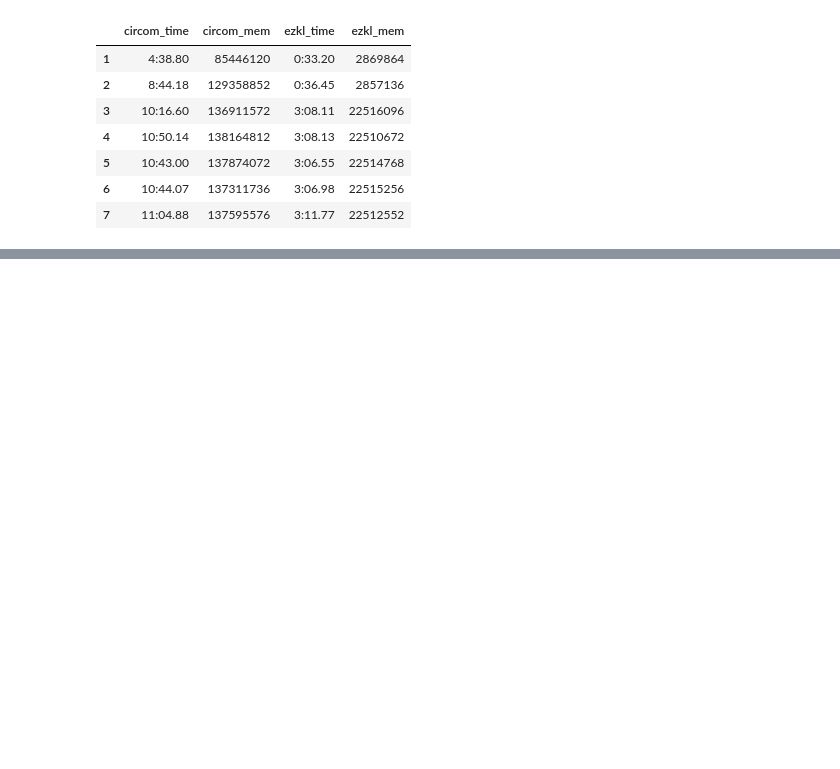
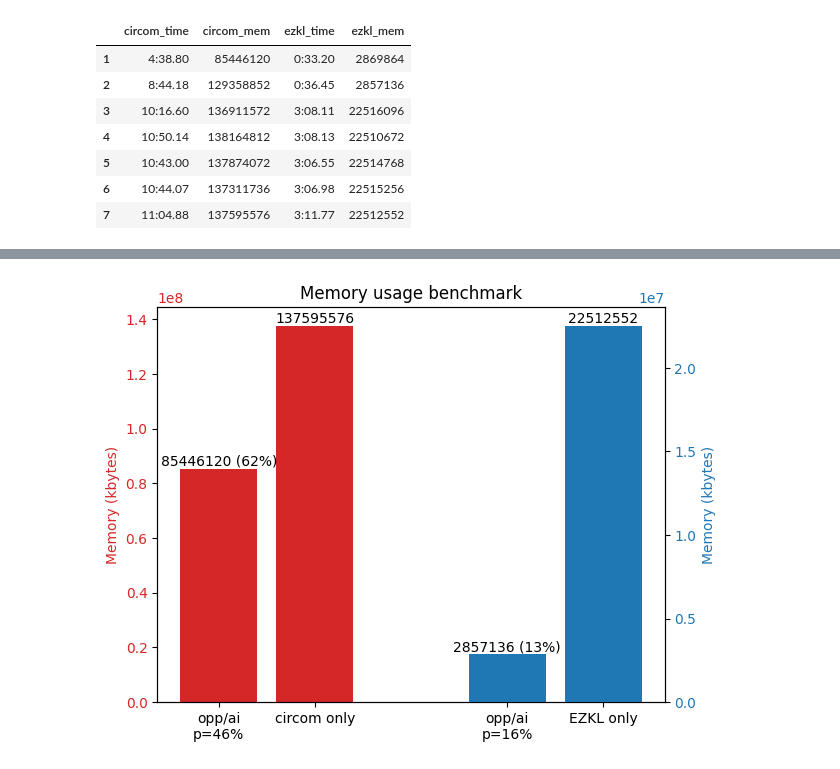
Before and after one commit to socathie/oppai-benchmark, a Jupyter notebook: mnist/bench/plot.ipynb, the cells around one changed output, grey strips where cells are left out. Drawn from its saved outputs; the diff is of its cells as text; code cells hidden in the pictures; blank space fills up the shorter version.

Commit message:
update plots

```diff
--- a/mnist/bench/plot.ipynb
+++ b/mnist/bench/plot.ipynb
@@ -132,0 +108,42 @@ plt.show()
+# %%
+import matplotlib.pyplot as plt
+# bar plot of only the first and last value of circom_mem
+
+circom_mem = df['circom_mem'].iloc[[0, -1]].values
+ezkl_mem = df['ezkl_mem'].iloc[[1, -1]].values
+
+# get % of model size
+circom_size = (df['circom_constrs'].iloc[0] / df['circom_constrs'].iloc[-1] * 100).round().astype(int)
+ezkl_size = (df['ezkl_rows'].iloc[1] / df['ezkl_rows'].iloc[-1] * 100).round().astype(int)
+
+# plot circom_mem and ezkl_mem side by same in the same plot, use circom_mem_pct and ezkl_mem_pct as x ticks, use two y axes
+
+fig, ax1 = plt.subplots()
+
+color = 'tab:red'
+ax1.set_ylabel('Memory (kbytes)', color=color)
+ax1.bar([-2,-1], circom_mem, color=color)
+ax1.tick_params(axis='y', labelcolor=color)
+
+# add labels to the bar
+ax1.text(-2, circom_mem[0] + 1e6, f"{circom_mem[0]} ({(circom_mem[0]/circom_mem[-1]*100).round().astype(int)}%)", color='black', ha='center')
+ax1.text(-1, circom_mem[1] + 1e6, f"{circom_mem[1]}", color='black', ha='center')
+
+ax2 = ax1.twinx()  # instantiate a second axes that shares the same x-axis
+color = 'tab:blue'
+ax2.set_ylabel('Memory (kbytes)', color=color)  # we already handled the x-label with ax1
+ax2.bar([1,2], ezkl_mem, color=color)
+ax2.xaxis.set_ticks([-2,-1,1,2])
+ax2.xaxis.set_ticklabels([f"opp/ai\np={circom_size}%", 'circom only', f"opp/ai\np={ezkl_size}%", 'EZKL only'])
+ax2.tick_params(axis='y', labelcolor=color)
+
+# add labels to the bar
+ax2.text(1, ezkl_mem[0] + 2e5, f"{ezkl_mem[0]} ({(ezkl_mem[0]/ezkl_mem[-1]*100).round().astype(int)}%)", color='black', ha='center')
+ax2.text(2, ezkl_mem[1] + 2e5, f"{ezkl_mem[1]}", color='black', ha='center')
+
+fig.tight_layout()  # otherwise the right y-label is slightly clipped
+
+plt.title('Memory usage benchmark')
+plt.show()
+# %% [output]
+[figure, added]
```
Also changed, not shown: parts of 9 cells of this notebook.
